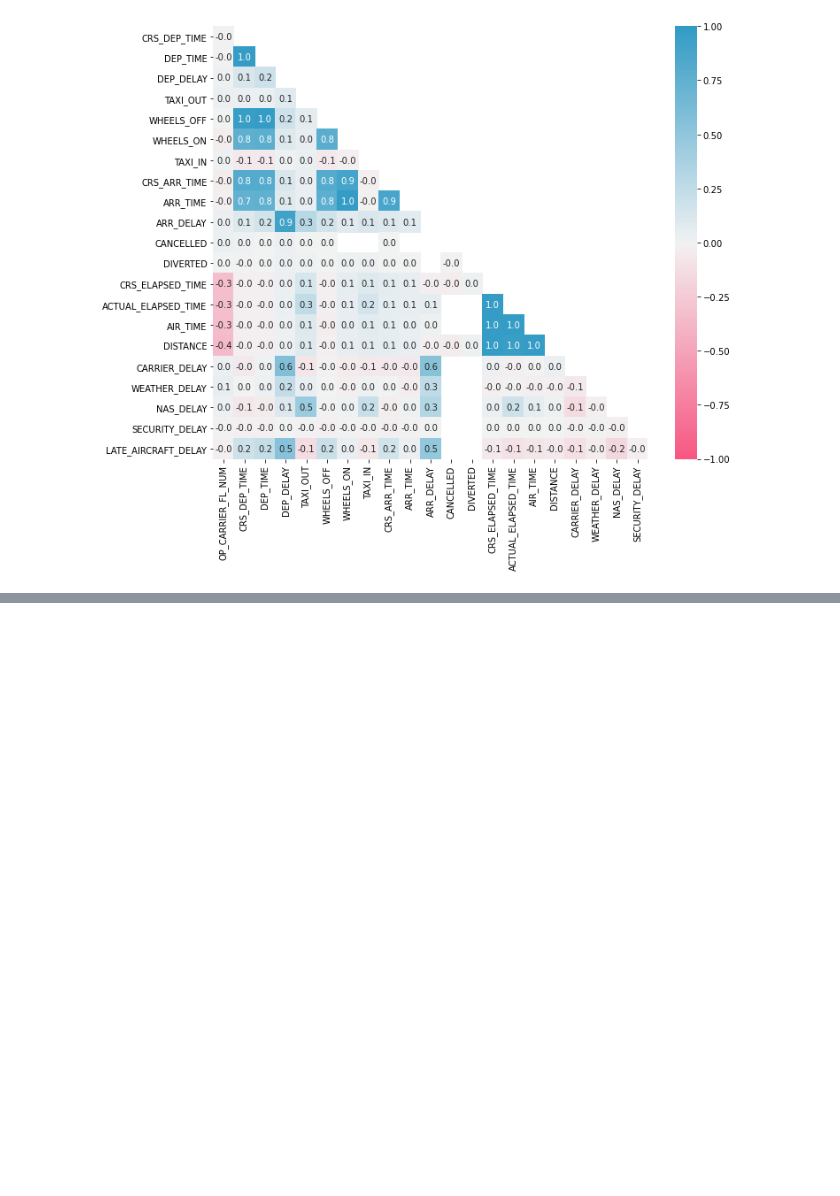
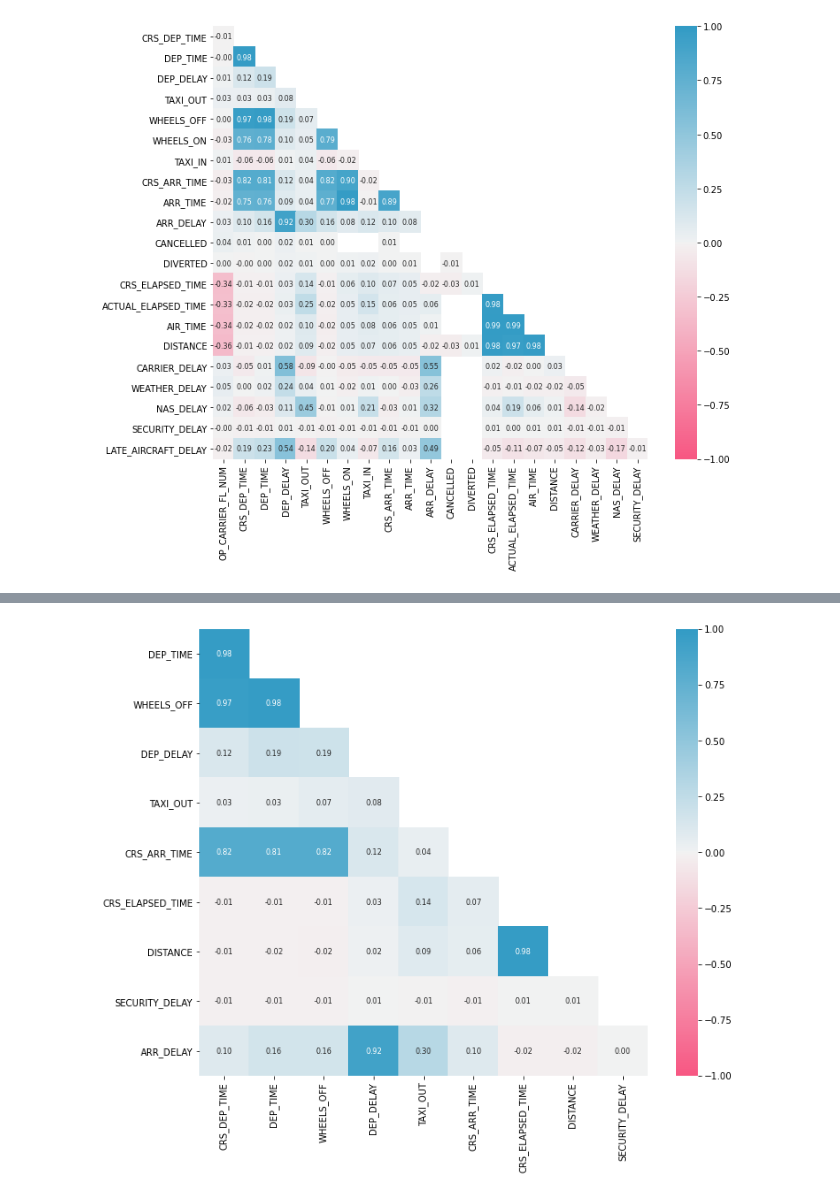
Before and after one commit to pauldoucet/flight-delay-prediction, a Jupyter notebook: flight-delay-prediction.ipynb, the cells around one changed output, grey strips where cells are left out. Drawn from its saved outputs; the diff is of its cells as text; code cells hidden in the pictures; blank space fills up the shorter version.

```diff
--- a/flight-delay-prediction.ipynb
+++ b/flight-delay-prediction.ipynb
@@ -36,14 +35,16 @@ In case of a big dataset like this one, it would be to computationaly expensive
 # %%
 corr = df.corr()
 # %%
-fig, ax = plt.subplots(figsize = (11, 9))
+def print_corr_matrix(corr):
+    fig, ax = plt.subplots(figsize = (11, 9))
 
-cmap = sb.diverging_palette(0, 230, 90, 60, as_cmap=True)
-mask = np.triu(np.ones_like(corr, dtype=bool))[1:, :-1]
-corr2 = corr.iloc[1:, :-1].copy()
+    cmap = sb.diverging_palette(0, 230, 90, 60, as_cmap=True)
+    mask = np.triu(np.ones_like(corr, dtype=bool))[1:, :-1]
+    corr2 = corr.iloc[1:, :-1].copy()
 
-sb.heatmap(corr2, mask = mask, vmin = -1, vmax = 1, cmap = cmap, annot = True, fmt = ".1f")
+    sb.heatmap(corr2, mask = mask, vmin = -1, vmax = 1, cmap = cmap, annot = True, fmt = ".2f", annot_kws={"fontsize":8})
 
-plt.show()
+    plt.show()
+print_corr_matrix(corr)
 # %% [output]
 [figure]
@@ -49,0 +64,8 @@ plt.show()
+# %%
+# We drop every feature not known before takeoff
+#df_clean = df.drop(["DEP_TIME", "WHEELS_OFF", "WHEELS_ON", "CRS_ARR_TIME", "ARR_TIME", "ACTUAL_ELAPSED_TIME",
+#        "AIR_TIME", "DISTANCE", "FL_DATE", "OP_CARRIER", "OP_CARRIER_FL_NUM", "ORIGIN", "DEST", "TAXI_IN"], axis = 1)
+df_clean = df[["CRS_DEP_TIME", "DEP_TIME", "WHEELS_OFF", "DEP_DELAY", "TAXI_OUT", "CRS_ARR_TIME",
+             "CRS_ELAPSED_TIME", "DISTANCE", "SECURITY_DELAY", "ARR_DELAY"]]
+
+df_clean.head()
@@ -49,0 +79,5 @@ plt.show()
+# %%
+corr_clean = df_clean.corr()
+print_corr_matrix(corr_clean)
+# %% [output]
+[figure, added]
```
Also changed, not shown: parts of 9 cells of this notebook.
